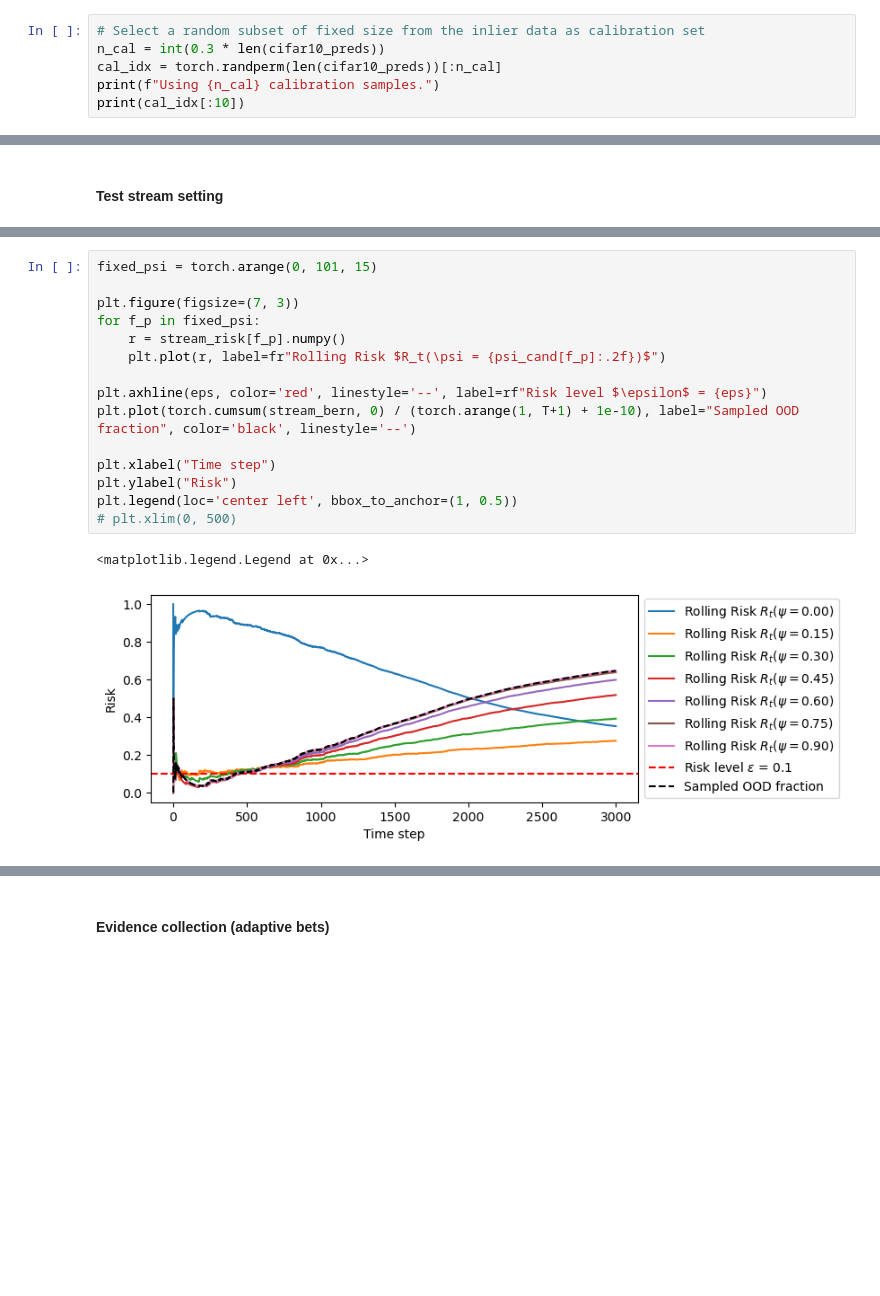
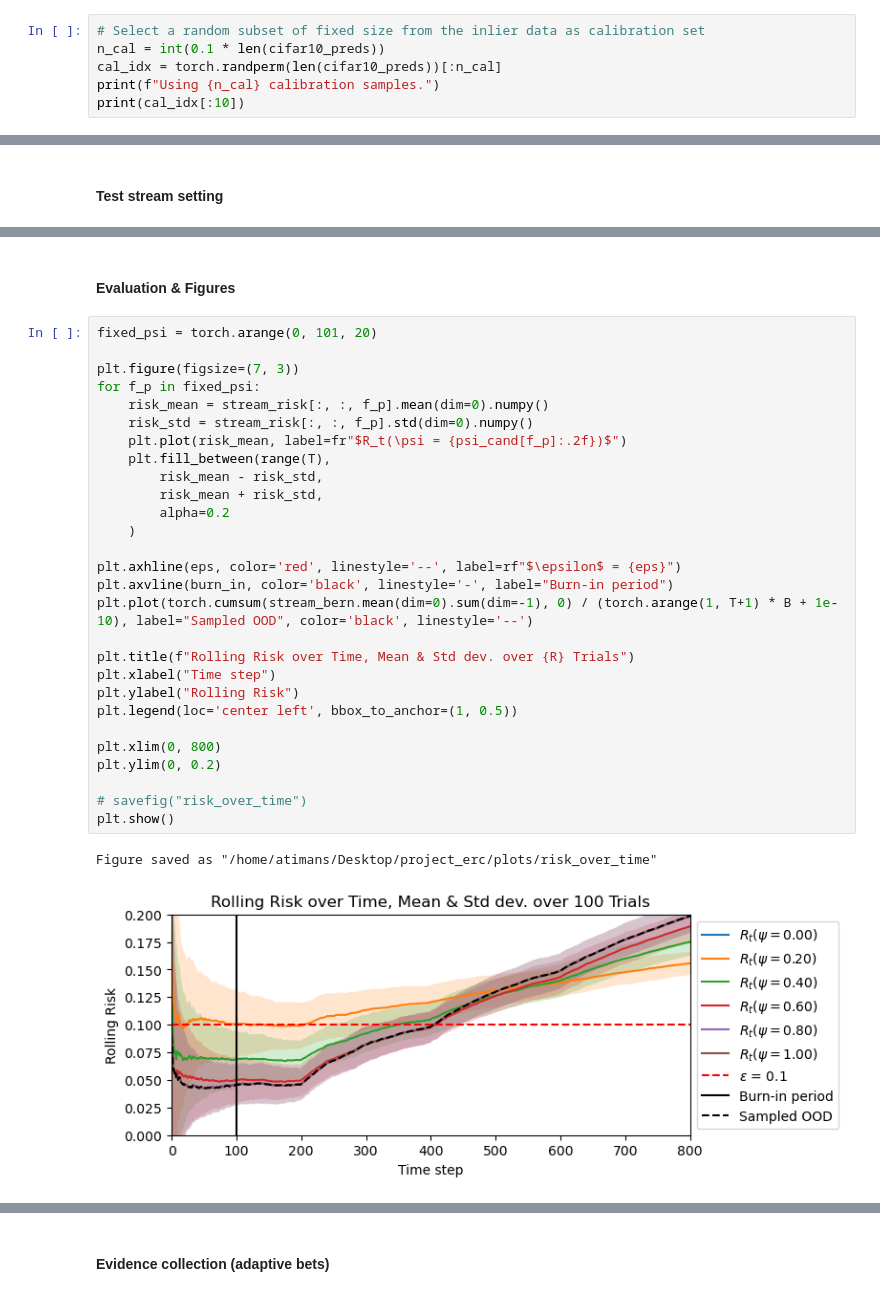
Before and after one commit to alextimans/risk-monitor, a Jupyter notebook: notebooks/rc_supervised2.ipynb, the cells around one changed output, grey strips where cells are left out. Saved outputs shown, nothing was run; the diff lists cells and outputs as text; blank space fills up the shorter version.

```diff
--- a/notebooks/rc_supervised2.ipynb
+++ b/notebooks/rc_supervised2.ipynb
@@ -257,7 +262,7 @@ tensor([1.0000, 0.9900, 0.9800, 0.9700, 0.9600, 0.9500, 0.9400, 0.9300, 0.9200,
         0.0100])
 # %%
 # Select a random subset of fixed size from the inlier data as calibration set
-n_cal = int(0.3 * len(cifar10_preds))
+n_cal = int(0.1 * len(cifar10_preds))
 cal_idx = torch.randperm(len(cifar10_preds))[:n_cal]
 print(f"Using {n_cal} calibration samples.")
 print(cal_idx[:10])
@@ -508,18 +675,33 @@ Time step 1800, OOD prob 0.85 -> 0.95
+# %% [markdown]
+#### Evaluation & Figures
 # %%
-fixed_psi = torch.arange(0, 101, 15)
+fixed_psi = torch.arange(0, 101, 20)
 
 plt.figure(figsize=(7, 3))
 for f_p in fixed_psi:
-    r = stream_risk[f_p].numpy()
-    plt.plot(r, label=fr"Rolling Risk $R_t(\psi = {psi_cand[f_p]:.2f})$")
+    risk_mean = stream_risk[:, :, f_p].mean(dim=0).numpy()
+    risk_std = stream_risk[:, :, f_p].std(dim=0).numpy()
+    plt.plot(risk_mean, label=fr"$R_t(\psi = {psi_cand[f_p]:.2f})$")
+    plt.fill_between(range(T),
+        risk_mean - risk_std,
+        risk_mean + risk_std,
+        alpha=0.2
+    )
 
-plt.axhline(eps, color='red', linestyle='--', label=rf"Risk level $\epsilon$ = {eps}")
-plt.plot(torch.cumsum(stream_bern, 0) / (torch.arange(1, T+1) + 1e-10), label="Sampled OOD fraction", color='black', linestyle='--')
+plt.axhline(eps, color='red', linestyle='--', label=rf"$\epsilon$ = {eps}")
+plt.axvline(burn_in, color='black', linestyle='-', label="Burn-in period")
+plt.plot(torch.cumsum(stream_bern.mean(dim=0).sum(dim=-1), 0) / (torch.arange(1, T+1) * B + 1e-10), label="Sampled OOD", color='black', linestyle='--')
 
+plt.title(f"Rolling Risk over Time, Mean & Std dev. over {R} Trials")
 plt.xlabel("Time step")
-plt.ylabel("Risk")
+plt.ylabel("Rolling Risk")
 plt.legend(loc='center left', bbox_to_anchor=(1, 0.5))
-# plt.xlim(0, 500)
+
+plt.xlim(0, 800)
+plt.ylim(0, 0.2)
+
+# savefig("risk_over_time")
+plt.show()
 # %% [output]
-<matplotlib.legend.Legend at 0x...>
+Figure saved as "/home/atimans/Desktop/project_erc/plots/risk_over_time"
-[figure, old version]
+[figure, new version]
```
Also changed, not shown: parts of 30 cells of this notebook.
